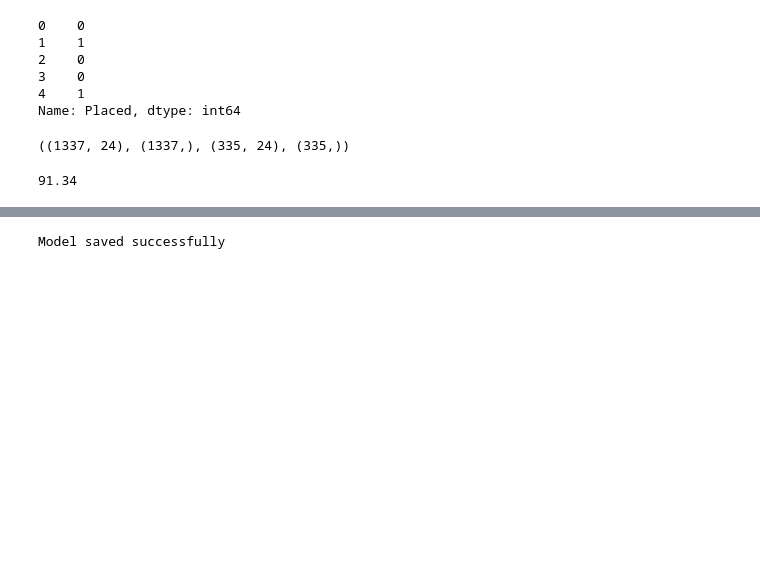
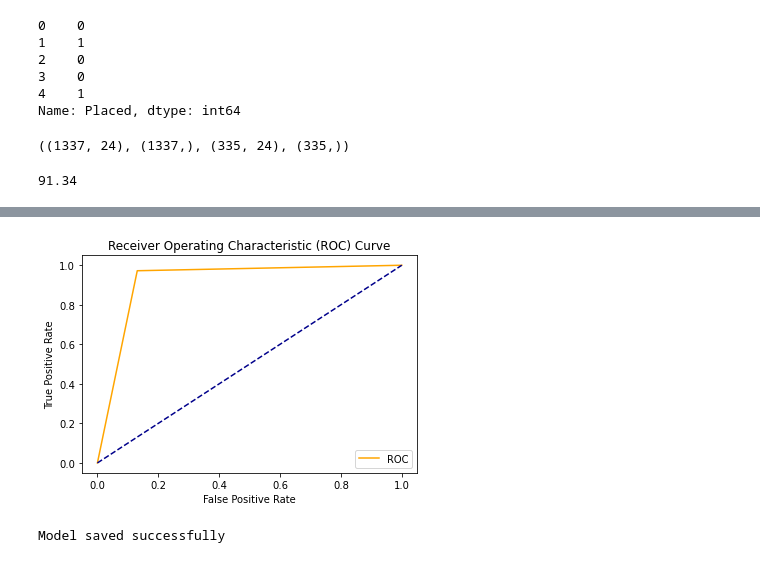
Before and after one commit to SriJayan17/Placement-Prediction, a Jupyter notebook: Modeling/catboost.ipynb, the cells around one changed output, grey strips where cells are left out. Saved outputs shown, nothing was run; the diff lists cells and outputs as text; code cells hidden in the pictures; blank space fills up the shorter version.

Commit message:
Evalution of models added

```diff
--- a/Modeling/catboost.ipynb
+++ b/Modeling/catboost.ipynb
@@ -134,0 +137,4 @@ round(model_score*100,2)
+# %%
+y_preds = model.predict(X_test)
+
+print(classification_report(y_test, y_preds))
@@ -134,0 +150,5 @@ round(model_score*100,2)
+# %%
+fpr, tpr, threshold = roc_curve(y_test, y_preds)
+plot_roc_curve(fpr, tpr)
+# %% [output]
+[figure, added]
```
Also changed, not shown: parts of 5 cells of this notebook, 3 other files.
